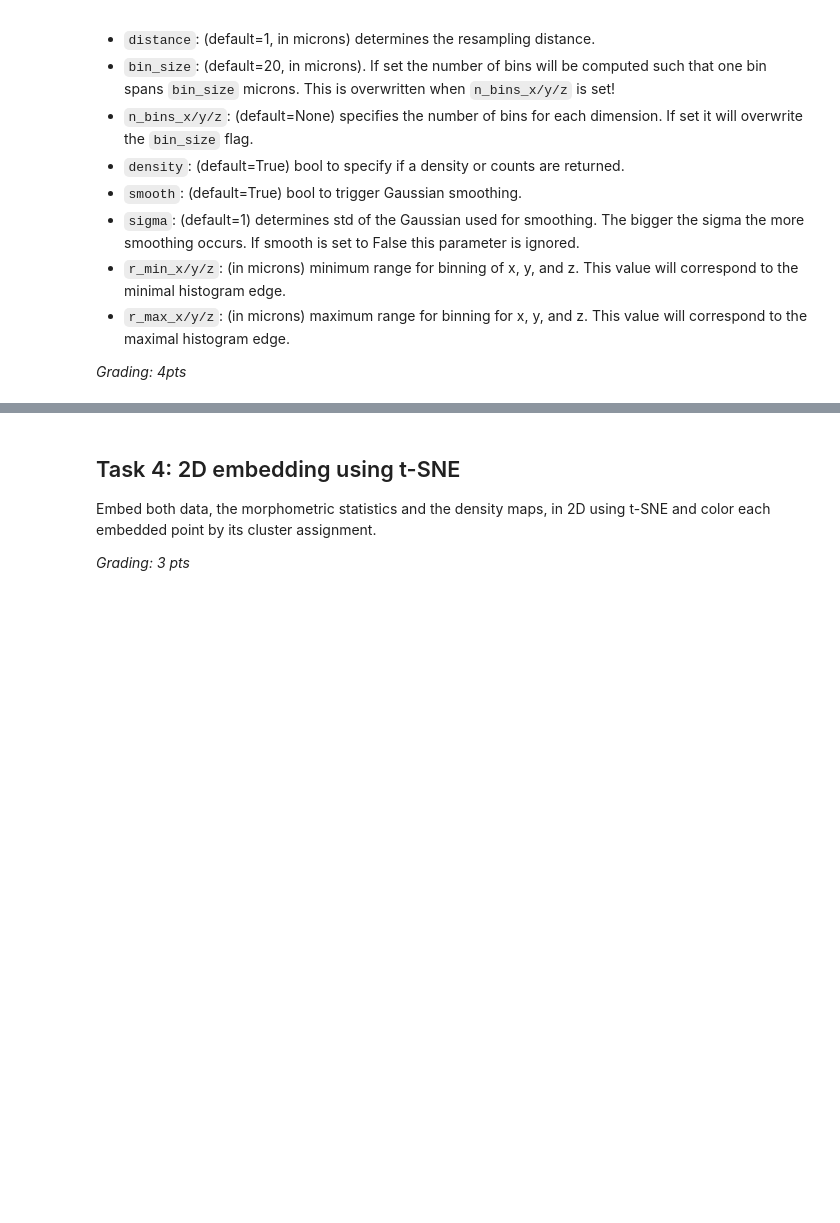
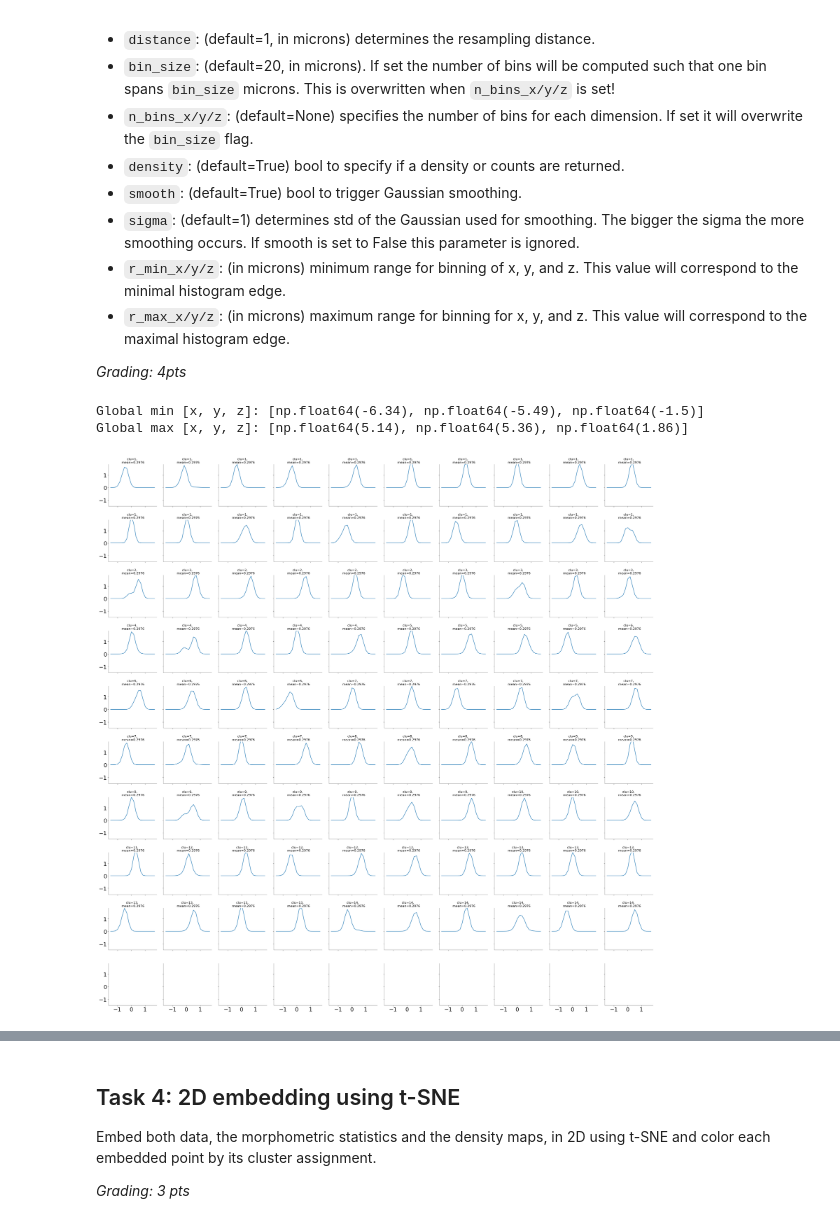
Before and after one commit to Akseli-Ilmanen/NDS_homework, a Jupyter notebook: notebooks/AI_CodingLab8.ipynb, the cells around one changed output, grey strips where cells are left out. Cells and saved outputs as stored; diff of their text form; code cells hidden in the pictures; blank space fills up the shorter version.

```diff
--- a/notebooks/AI_CodingLab8.ipynb
+++ b/notebooks/AI_CodingLab8.ipynb
@@ -114,7 +114,7 @@ def load_swc(filepath: str) -> pd.DataFrame:
 colors = sns.color_palette("rainbow_r", n_colors=14)
 # %%
 # import swc file
-PATH = "../data/" # CHANGED by throwing the nds_cl_6 folder contents in \data
+PATH = "../data/nds_cl_8/"
 data_path = PATH + "reconstructions/soma-centered/"
 filename = "0006_00535_4L_C02_01.swc"
 filepath = data_path + filename
@@ -378,0 +375,30 @@ morphometric_data = morphometric_data.values
+# %%
+# ------------------------------------------------------------------------------------
+# Find the minimal and maximal x,y,z - coordinates of the reconstructions to normalize
+# the density maps globally using r_min_x/y/z and r_max_x/y/z and print them  for
+# each direction. (1 pt)
+# Compute global min and max for x, y, z across all neurons
+
+
+# Inspiration taken from \MorphoPy\morphopy\computation\feature_presentation.py
+min_x, min_y, min_z = np.inf, np.inf, np.inf
+max_x, max_y, max_z = -np.inf, -np.inf, -np.inf
+
+for n in neurons:
+    pc = n.resample_nodes(d=1)
+    min_xyz = np.min(pc, axis=0)
+    max_xyz = np.max(pc, axis=0)
+    min_x = min(min_x, min_xyz[0])
+    min_y = min(min_y, min_xyz[1])
+    min_z = min(min_z, min_xyz[2])
+    max_x = max(max_x, max_xyz[0])
+    max_y = max(max_y, max_xyz[1])
+    max_z = max(max_z, max_xyz[2])
+
+print("Global min [x, y, z]:", [min_x, min_y, min_z])
+print("Global max [x, y, z]:", [max_x, max_y, max_z])
+
+# ------------------------------------------------------------------------------------
+# %% [output]
+Global min [x, y, z]: [np.float64(-6.34), np.float64(-5.49), np.float64(-1.5)]
+Global max [x, y, z]: [np.float64(5.14), np.float64(5.36), np.float64(1.86)]
@@ -409,0 +468,33 @@ dm_z =
+# %%
+import math
+
+# --------------------------------------------------------------------
+# plot the Z-density maps and their means sorted by class label (1 pt)
+# Note: make sure the clusters are comparable.
+
+# plot only first 100 density maps
+density_maps_z = density_maps_z[:100]
+
+clusters = morphometric_statistics["cluster"].tolist()[:100]
+sort_idx = np.argsort(clusters)
+
+fig, axes = plt.subplots(10, 10, figsize=(20, 20), sharex=True, sharey=True)
+axes = axes.flatten()
+
+for i, idx in enumerate(sort_idx):
+    dm_z = density_maps_z[idx]
+
+    clu = clusters[idx]
+
+    if clu is np.nan or math.isnan(clu):
+        continue
+
+    axes[i].plot(dm_z["edges"][0][:-1], dm_z["data"])
+    mean = np.mean(dm_z["data"])
+    axes[i].set_title(f"clu={int(clu)}, \n mean={mean:.4f}", fontsize=8)
+    axes[i].set_ylim(min_z, max_z)  # similar y-scaling across plots
+
+plt.tight_layout()
+# --------------------------------------------------------------------
+# %% [output]
+[figure, added]
```
Also changed, not shown: parts of 10 cells of this notebook, 1 other file.
